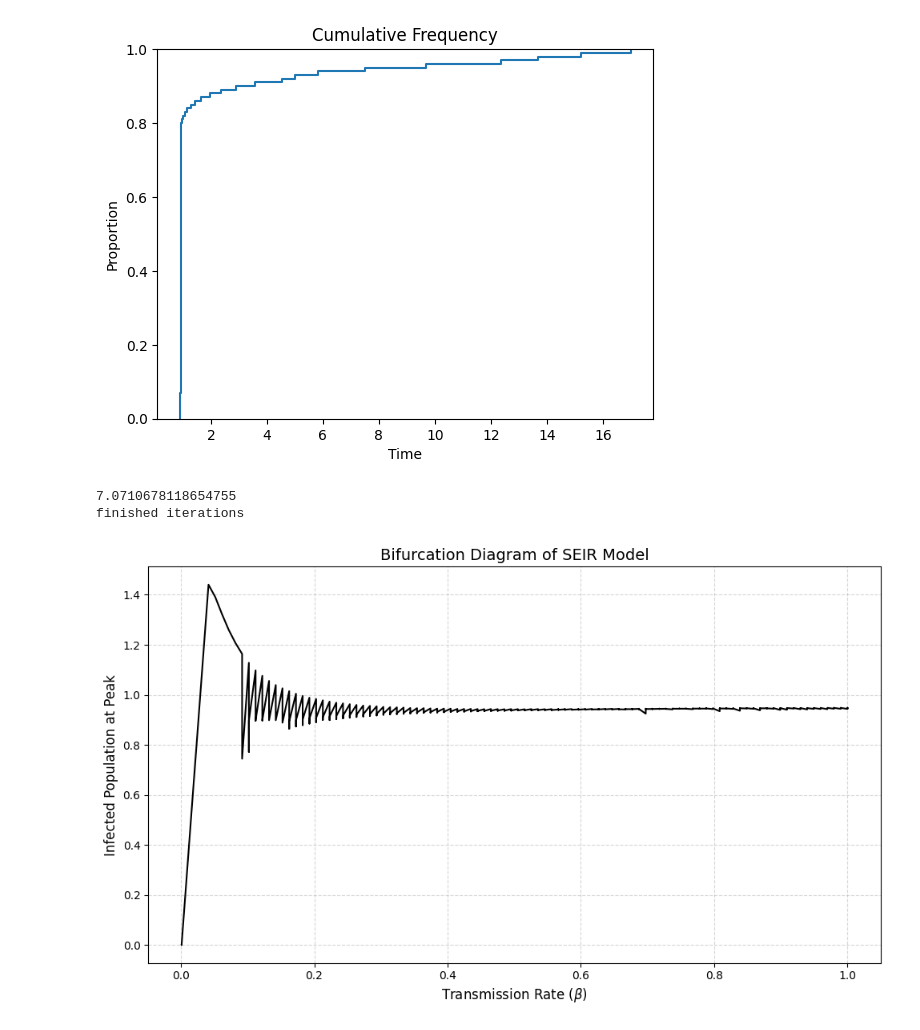
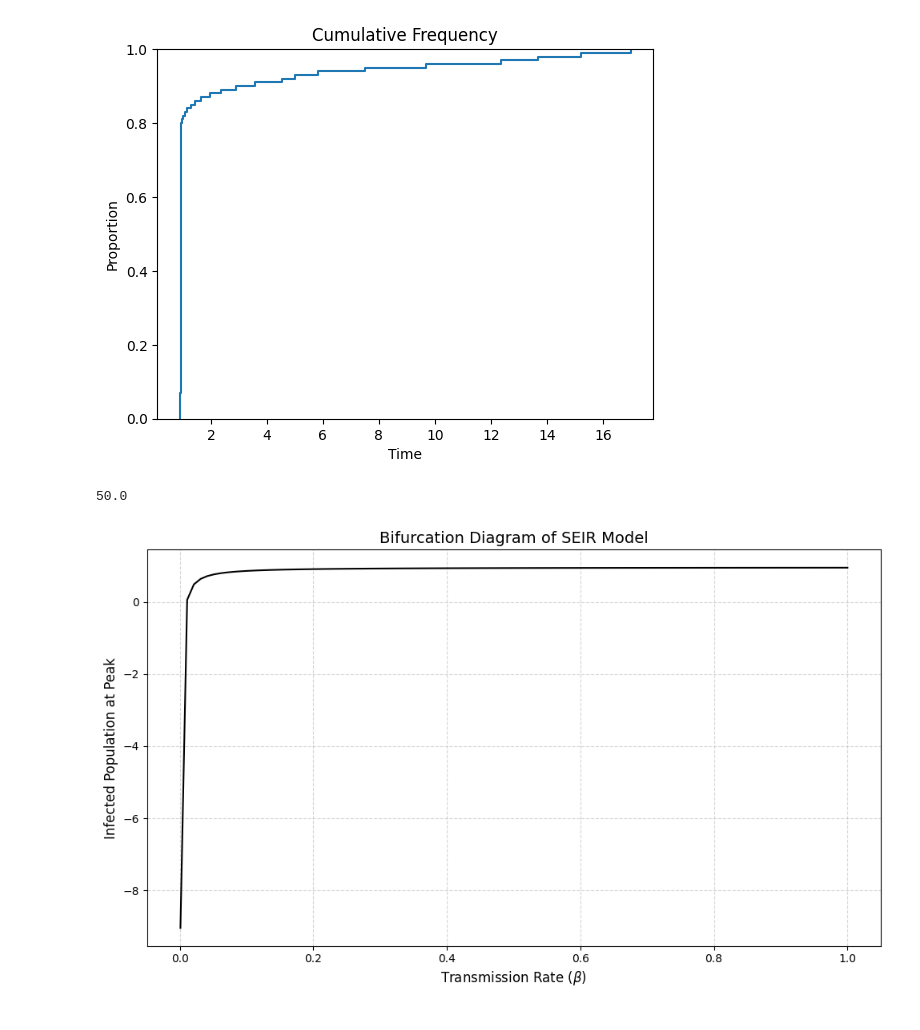
Before and after one commit to mcouture695/gt-quorumsensing-26, a Jupyter notebook: Time-Series-SEIR.ipynb, the cells around one changed output. Drawn from its saved outputs; the diff is of its cells as text; code cells hidden in the pictures.

Commit message:
Correct bifurcation and R0 calculations

```diff
--- a/Time-Series-SEIR.ipynb
+++ b/Time-Series-SEIR.ipynb
@@ -83,51 +83,64 @@ Text(0, 0.5, 'Proportion')
 # %%
 #bifurcation diagram for I* vs R0
 
 #R0 = math.sqrt((alpha*beta*Lambda)/(mu*(mu+alpha)*(mu*gamma)))
-R0 = math.sqrt(Lambda/mu)*math.sqrt(beta/gamma) #here we assume a steady population where deaths and immigration over a three-week interval are negligible
+#corrected from discussion with Brendan on R0 calculation 6/04
+R0 = (Lambda/mu)*(beta/gamma) #here we assume a steady population where deaths and immigration over a three-week interval are negligible
+#R0 = math.sqrt(Lambda/mu)*math.sqrt(beta/gamma) #here we assume a steady population where deaths and immigration over a three-week interval are negligible
 print(R0)
 
 beta_min = 0.001
 beta_max = 1
 
 beta_evaluate = np.linspace(beta_min, beta_max, 100)
 transient_time = 14 #model peaks quickly
 
 bifurcation_beta = []
 bifurcation_I = []
 
+
+
 for val in range(len(beta_evaluate)):
     beta = beta_evaluate[val]
-    sol = solve_ivp(fun = model, t_span = t_span, y0 = initial, method = 'RK45', t_eval = t_evaluate)
+    #print(val)
+    #print(beta)
+    #breakpoint()
+    I_steady = ((Lambda*alpha)/((gamma+mu)*(alpha+mu)))-(mu/beta)
+    bifurcation_I.append(I_steady)
+    bifurcation_beta.append(beta)
+#     sol = solve_ivp(fun = model, t_span = t_span, y0 = initial, method = 'RK45', t_eval = t_evaluate)
 
-    I_pop = sol.y[2]
-
-    # Isolate the attractor (discard the transient burn-in period)
-    # We take the local peaks to build a clear bifurcation diagram
-    I_steady = I_pop[transient_time :]
-
-    peaks = []
-    for i in range(1, len(I_steady) - 1):
-        if I_steady[i] > I_steady[i-1] and I_steady[i] > I_steady[i+1]:
-            peaks.append(I_steady[i])
-
-    # Store points for plotting
-    for peak in peaks:
-        bifurcation_beta.append(beta)
-        bifurcation_I.append(peak)
+#     I_pop = sol.y[2]
 
 
-print("finished iterations")
+#     # Isolate the attractor (discard the transient burn-in period)
+#     # We take the local peaks to build a clear bifurcation diagram
+#     I_steady = I_pop[transient_time :]
+
+#     peaks = []
+#     for i in range(1, len(I_steady) - 1):
+#         if I_steady[i] > I_steady[i-1] and I_steady[i] > I_steady[i+1]:
+#             peaks.append(I_steady[i])
+
+#     # Store points for plotting
+#     for peak in peaks:
+
+#         bifurcation_I.append(peak)
+
+
+# print("finished iterations")
+#print(len(bifurcation_beta))
+#print(len(bifurcation_I))
+#breakpoint()
 plt.figure(figsize=(10, 6))
 plt.plot(bifurcation_beta, bifurcation_I, color='black') #, alpha=0.5)
 
 plt.title('Bifurcation Diagram of SEIR Model', fontsize=14)
 plt.xlabel('Transmission Rate ($\\beta$)', fontsize=12)
 plt.ylabel('Infected Population at Peak', fontsize=12)
 plt.grid(True, linestyle='--', alpha=0.5)
 plt.tight_layout()
 plt.show()
 # %% [output]
-7.0710678118654755
-finished iterations
+50.0
-[figure, old version]
+[figure, new version]
```
